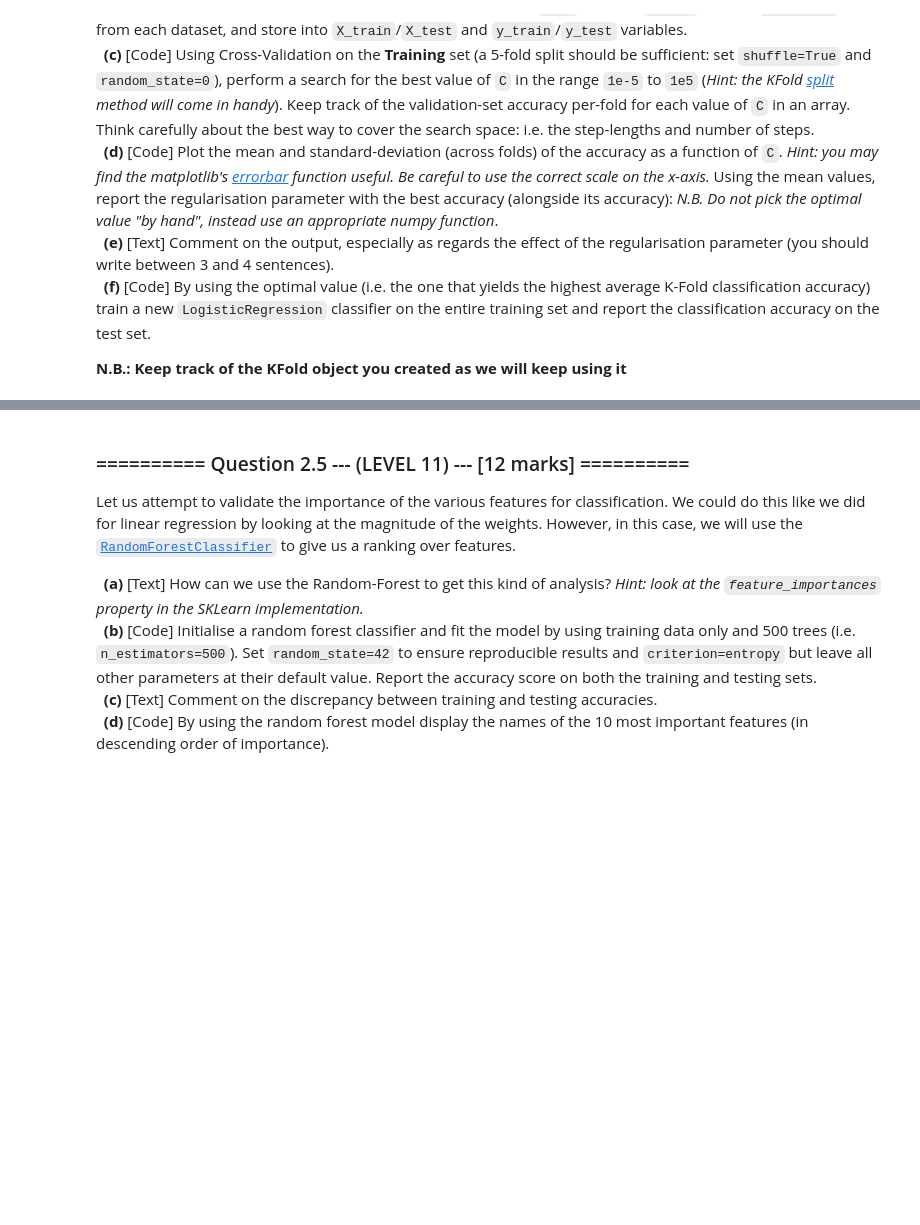
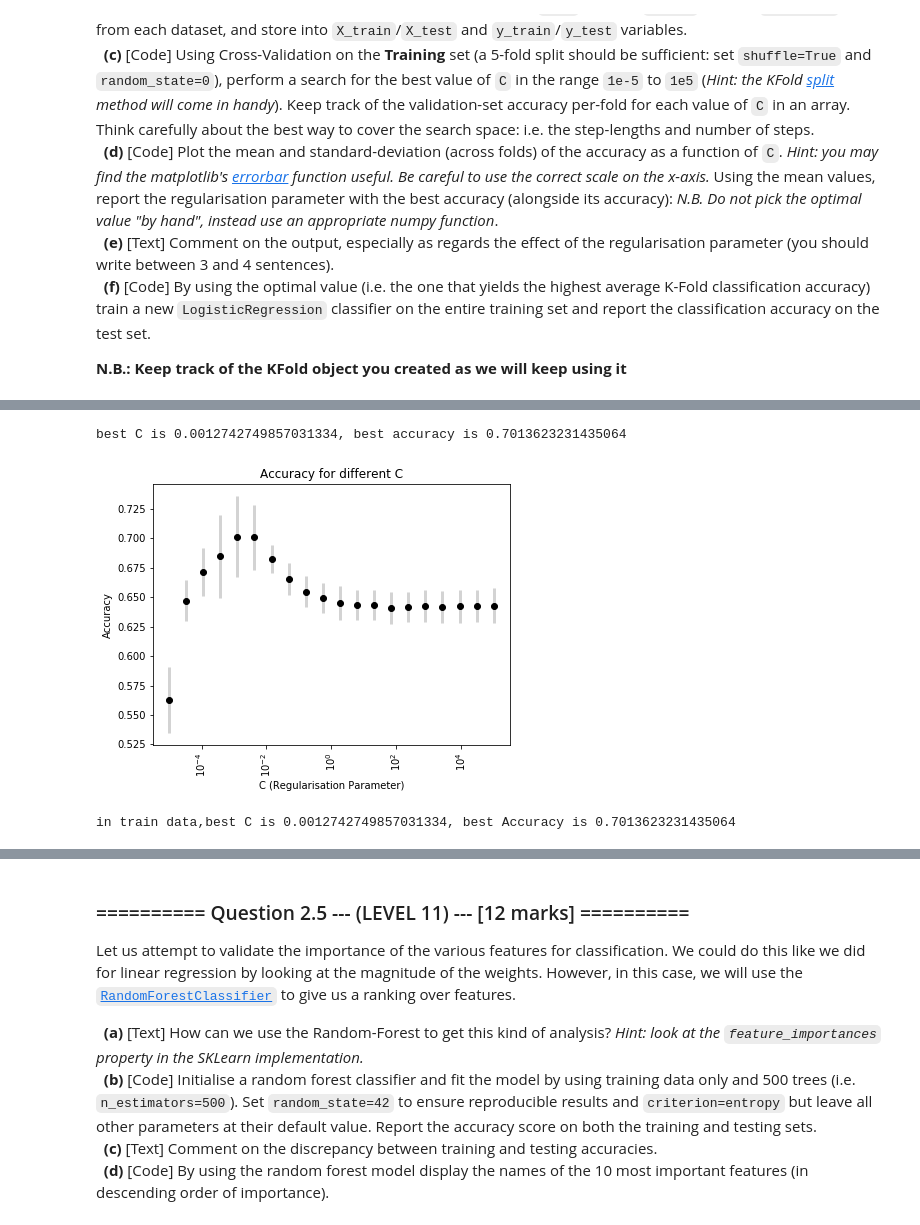
Before and after one commit to LewisLauYang/IAML2018, a Jupyter notebook: Assignments/03_A_ObjectRecognition.ipynb, the cells around one changed output, grey strips where cells are left out. Drawn from its saved outputs; the diff is of its cells as text; code cells hidden in the pictures; blank space fills up the shorter version.

```diff
--- a/Assignments/03_A_ObjectRecognition.ipynb
+++ b/Assignments/03_A_ObjectRecognition.ipynb
@@ -236,0 +436,80 @@ So far we have used default settings for training the logistic regression classi
+# %%
+# (b) # Your Code goes here:
+data_path = os.path.join(os.getcwd(), 'datasets', 'Images_B_Train.csv')
+train_data = pd.read_csv(data_path,delimiter=',')
+
+X_train = train_data.iloc[:,0:500]
+
+y_train = train_data['is_person']
+
+
+data_path = os.path.join(os.getcwd(), 'datasets', 'Images_B_Test.csv')
+test_data = pd.read_csv(data_path,delimiter=',')
+
+X_test = test_data.iloc[:,0:500]
+
+y_test = test_data['is_person']
+# %%
+# (c) # Your Code goes here:
+
+number = 20
+splits = 5
+
+
+kf = KFold(n_splits=splits, shuffle=True, random_state=0)
+
+scores = []
+mean_array = []
+std_array = []
+
+Csteps = np.logspace(start=-5, stop=5, num=20)
+
+for kf_train_indexes, kf_test_indexes in kf.split(X_train):
+
+    eachKFScoresDic = []
+    for C in Csteps:
+        lr = LogisticRegression(solver="lbfgs", C=C)
+        lr.fit(X=X_train.loc[kf_train_indexes],y = y_train.loc[kf_train_indexes])
+        lr_score = lr.score(X=X_train.loc[kf_test_indexes], y=y_train.loc[kf_test_indexes])
+        eachKFScoresDic.append(lr_score)
+    scores.append(eachKFScoresDic)
+
+
+
+npScores = np.array(scores).reshape(splits,number)
+
+mean_array = np.mean(npScores,axis=0)
+
+bestLRAccrucy = np.max(mean_array)
+index = np.argwhere(mean_array == bestAccrucy)
+bestLRC = Csteps[index[0][0]]
+
+print('best C is {}, best accuracy is {}'.format(bestLRC,bestLRAccrucy))
+
+std_array = np.std(npScores,axis=0)
+# %% [output]
+best C is 0.0012742749857031334, best accuracy is 0.7013623231435064
+# %%
+# (d) # Your Code goes here:
+
+
+plt.figure(figsize=(6.4, 4.8))
+
+plt.errorbar(x=Csteps, y=mean_array,yerr=std_array, fmt='o', color='black',ecolor='lightgray',elinewidth=3, capsize=0)
+
+plt.xticks(Csteps,rotation=90)
+
+plt.title('Accuracy for different C')
+
+plt.xlabel('C (Regularisation Parameter)')
+
+plt.ylabel('Accuracy')
+
+plt.semilogx()
+
+plt.show()
+
+print('in train data,best C is {}, best Accuracy is {}'.format(bestLRC,bestLRAccrucy))
+# %% [output]
+[figure, added]
+in train data,best C is 0.0012742749857031334, best Accuracy is 0.7013623231435064
```
Also changed, not shown: parts of 71 cells of this notebook, 9 other files.
